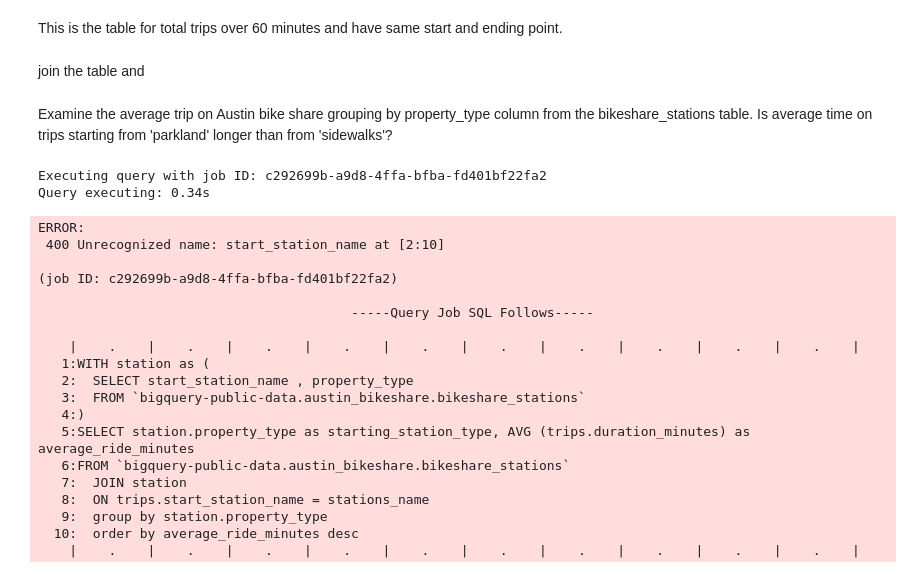
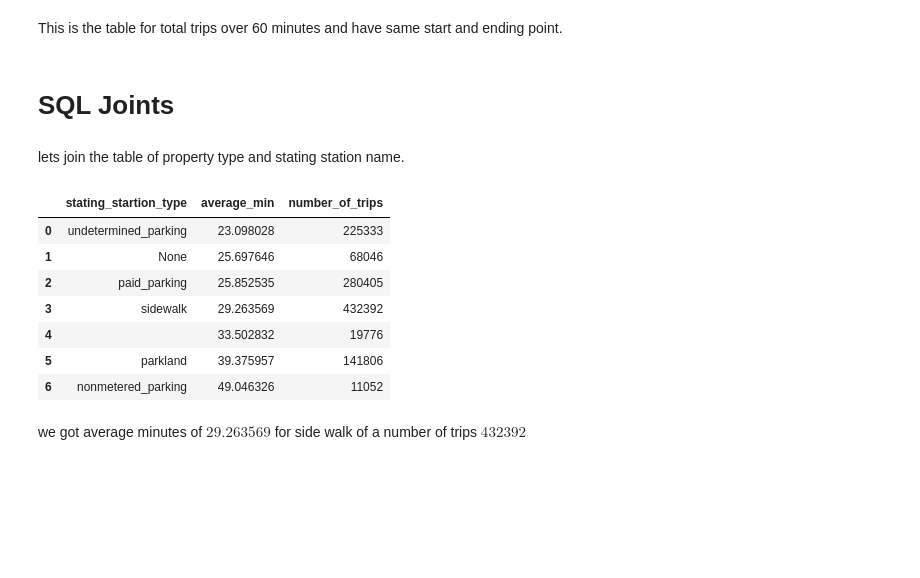
Before and after one commit to ashpou1/data-processing-4313, a Jupyter notebook: SQL join.ipynb, the cells around one changed output. Saved outputs shown, nothing was run; the diff lists cells and outputs as text; code cells hidden in the pictures; blank space fills up the shorter version.

```diff
--- a/SQL join.ipynb
+++ b/SQL join.ipynb
@@ -264,43 +264,32 @@ Order BY total_trips_over_an_hours DESC
 24827 rows × 3 columns
 # %% [markdown]
 This is the table for total trips over 60 minutes and have same start and ending point.
-# %% [markdown]
-join the table and
-# %% [markdown]
-Examine the average trip on Austin bike share grouping by property_type column from the bikeshare_stations table. Is average time on trips starting from 'parkland' longer than from 'sidewalks'?
+# %% [markdown]
+# SQL Joints
+# %% [markdown]
+lets join the table of property type and  stating station name.
 # %%
 %%bigquery --project data-viz-338818
 
-WITH station as (
-  SELECT name, property_type
-  FROM `bigquery-public-data.austin_bikeshare.bikeshare_stations`
+WITH t as(
+SELECT name, property_type
+FROM `bigquery-public-data.austin_bikeshare.bikeshare_stations`
 )
-SELECT station.property_type as starting_station_type,
-AVG (trips.duration_minutes) as average_ride_minutes
-FROM `bigquery-public-data.austin_bikeshare.bikeshare_stations`
-  JOIN station
-  ON trips.start_station_name = stations_name
-  group by station.property_type
-  order by average_ride_minutes desc
+SELECT t.property_type as stating_startion_type,
+    AVG (trips.duration_minutes) as average_min,
+    COUNT(*) as number_of_trips,
+FROM `bigquery-public-data.austin_bikeshare.bikeshare_trips` as trips
+  JOIN t
+  ON trips.start_station_name = t.name
+
+GROUP BY t.property_type
+ORDER by average_min
 # %% [output]
-Executing query with job ID: c292699b-a9d8-4ffa-bfba-fd401bf22fa2
-Query executing: 0.34s
-ERROR:
- 400 Unrecognized name: start_station_name at [2:10]
-
-(job ID: c292699b-a9d8-4ffa-bfba-fd401bf22fa2)
-
-                                        -----Query Job SQL Follows-----
-
-    |    .    |    .    |    .    |    .    |    .    |    .    |    .    |    .    |    .    |    .    |
-   1:WITH station as (
-   2:  SELECT start_station_name , property_type
-   3:  FROM `bigquery-public-data.austin_bikeshare.bikeshare_stations`
-   4:)
-   5:SELECT station.property_type as starting_station_type, AVG (trips.duration_minutes) as average_ride_minutes
-   6:FROM `bigquery-public-data.austin_bikeshare.bikeshare_stations`
-   7:  JOIN station
-   8:  ON trips.start_station_name = stations_name
-   9:  group by station.property_type
-  10:  order by average_ride_minutes desc
-    |    .    |    .    |    .    |    .    |    .    |    .    |    .    |    .    |    .    |    .    |
+|  | stating_startion_type | average_min | number_of_trips |
+| 0 | undetermined_parking | 23.098028 | 225333 |
+| 1 | None | 25.697646 | 68046 |
+| 2 | paid_parking | 25.852535 | 280405 |
+| 3 | sidewalk | 29.263569 | 432392 |
+| 4 |  | 33.502832 | 19776 |
+| 5 | parkland | 39.375957 | 141806 |
+| 6 | nonmetered_parking | 49.046326 | 11052 |
@@ -326,0 +296,2 @@ ORDER BY average_min
+# %% [markdown]
+we got average minutes of $29.263569$ for side walk of a number of trips $432392$
```
Also changed, not shown: parts of 2 cells of this notebook.
